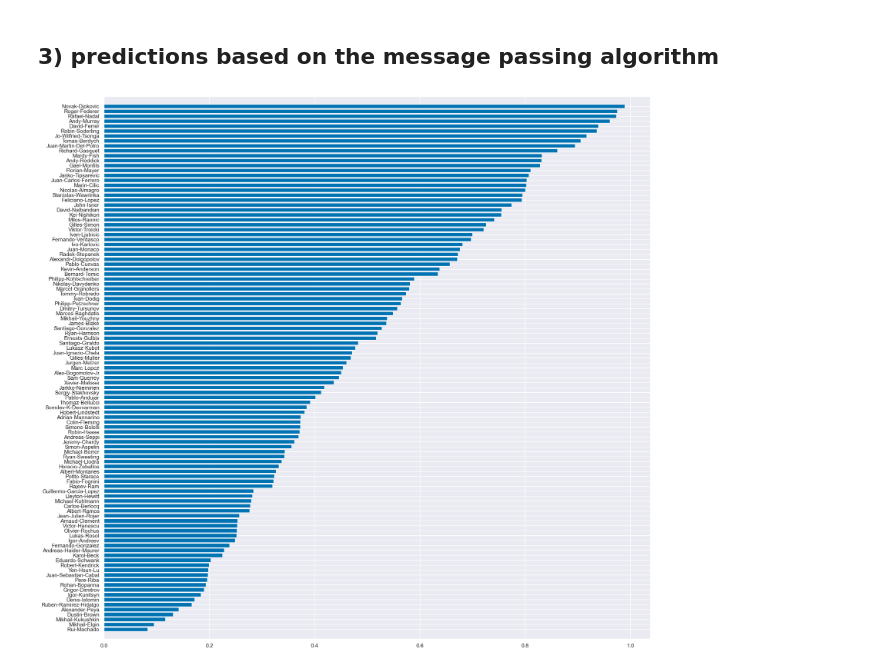
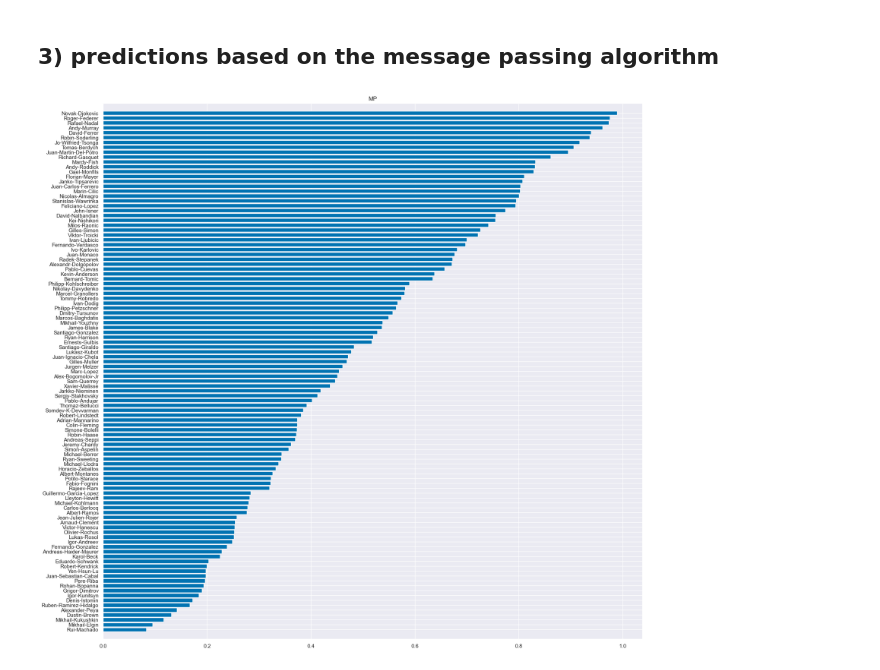
Before and after one commit to ofs416/Probabilistic_Machine_Learning, a Jupyter notebook: Coursework2/coursework2.ipynb, the cells around one changed output. Cells and saved outputs as stored; diff of their text form; code cells hidden in the pictures.

```diff
--- a/Coursework2/coursework2.ipynb
+++ b/Coursework2/coursework2.ipynb
@@ -140,6 +140,6 @@ plt.close()
 # %%
 names = W[[15, 4, 0, 10],]
 print(names)
-skill = mean_player_skills[[15, 0, 4, 10], -1]
-precision = precision_player_skills[[15, 0, 4, 10], -1]
+skill = mean_player_skills[[15, 0, 4, 10], 7]
+precision = precision_player_skills[[15, 0, 4, 10], 7]
 # %% [output]
@@ -162,13 +165,13 @@ def get_win_skill_prob(mean_player_skills, precision_player_skills, W, player_id
     if player_ids is not None:
         number_players = len(player_ids)
         names = W[player_ids,]
-        skill = mean_player_skills[player_ids, -1]
-        precision = precision_player_skills[player_ids, -1]
+        skill = mean_player_skills[player_ids, 7]
+        precision = precision_player_skills[player_ids, 7]
     else:
         number_players = W.shape[0]
         names = W
-        skill = mean_player_skills[:, -1]
-        precision = precision_player_skills[:, -1]
+        skill = mean_player_skills[:, 7]
+        precision = precision_player_skills[:, 7]
     skill_prob, win_prob = skill_win_matrix(number_players, skill, precision)
     return skill_prob, win_prob, names
 # %%
@@ -300,6 +309,6 @@ skill_prob, win_prob, names = get_win_skill_prob(mean_player_skills, precision_p
 # %%
 EP_winrate = skill_prob.mean(axis=0)
 # %%
-sorted_barplot(EP_winrate, W)
+sorted_barplot(EP_winrate, W, 'MP')
 # %% [output]
-[figure, old version]
+[figure, new version]
```
Also changed, not shown: parts of 20 cells of this notebook, 8 other files.
